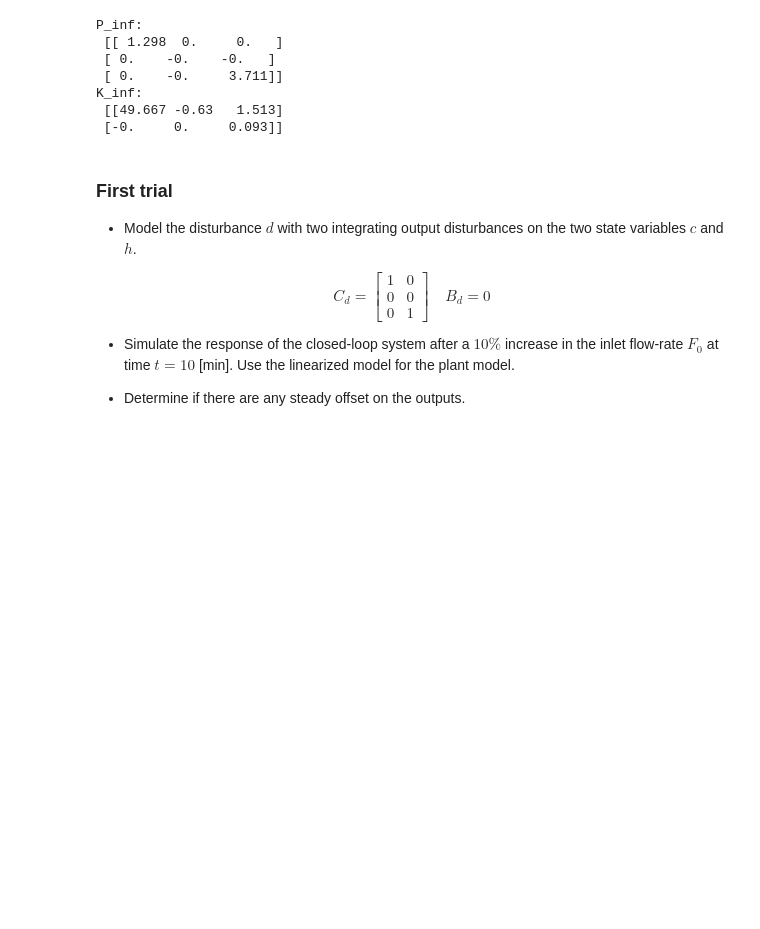
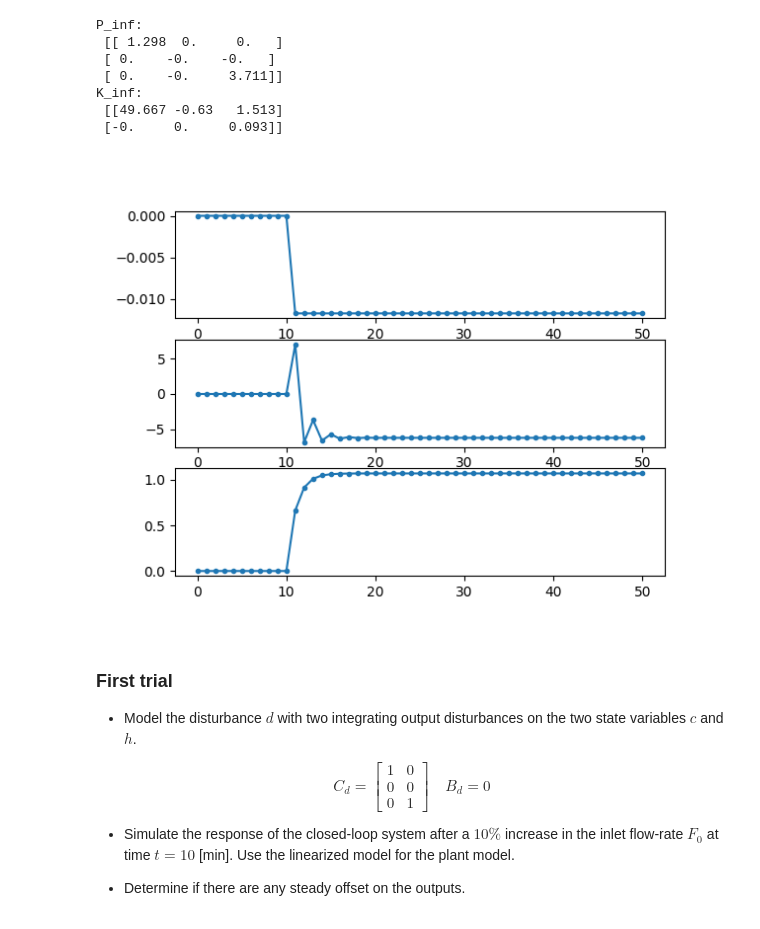
Before and after one commit to Luyao787/MPC-tutorial, a Jupyter notebook: tutorial class/week_05_offset_free.ipynb, the cells around one changed output. Drawn from its saved outputs; the diff is of its cells as text; code cells hidden in the pictures; blank space fills up the shorter version.

```diff
--- a/tutorial class/week_05_offset_free.ipynb
+++ b/tutorial class/week_05_offset_free.ipynb
@@ -104,6 +104,7 @@ $$
 # %%
 import numpy as np
 from control import dare
+import matplotlib.pyplot as plt
 np.set_printoptions(precision=3, suppress=True)
 
 A = np.array([
@@ -116,6 +117,8 @@ B = np.array([
     [1.2964, 97.8998],
     [0., -6.6368]
 ])
+Bp = np.array([-0.1174, 69.7264, 6.6368])
+
 C = np.eye(3)
 nx = A.shape[0]
 nu = B.shape[1]
@@ -142,6 +145,28 @@ P_inf:
 K_inf:
  [[49.667 -0.63   1.513]
  [-0.     0.     0.093]]
+# %%
+num_sim_steps  = 50
+ps = np.ones(num_sim_steps)
+ps[:10] = 0
+ps[10:] *= 0.1
+x0 = np.array([0., 0., 0.])
+x_hist = np.zeros((num_sim_steps + 1, nx))
+x_hist[0] = x0
+for k in range(num_sim_steps):
+    x = x_hist[k]
+    u = K_inf @ x
+    x_next = A @ x + B @ u + Bp * ps[k]
+    x_hist[k+1] = x_next
+
+%matplotlib ipympl
+fig, ax = plt.subplots(3, 1)
+ax[0].plot(x_hist[:, 0], '-o', label='x1', markersize=3)
+ax[1].plot(x_hist[:, 1], '-o', label='x2', markersize=3)
+ax[2].plot(x_hist[:, 2], '-o', label='x3', markersize=3)
+plt.show()
+# %% [output]
+[figure, added]
 # %% [markdown]
 ### First trial
 - Model the disturbance $d$ with two integrating output disturbances on the two state variables $c$ and $h$.
```
Also changed, not shown: parts of 6 cells of this notebook.
